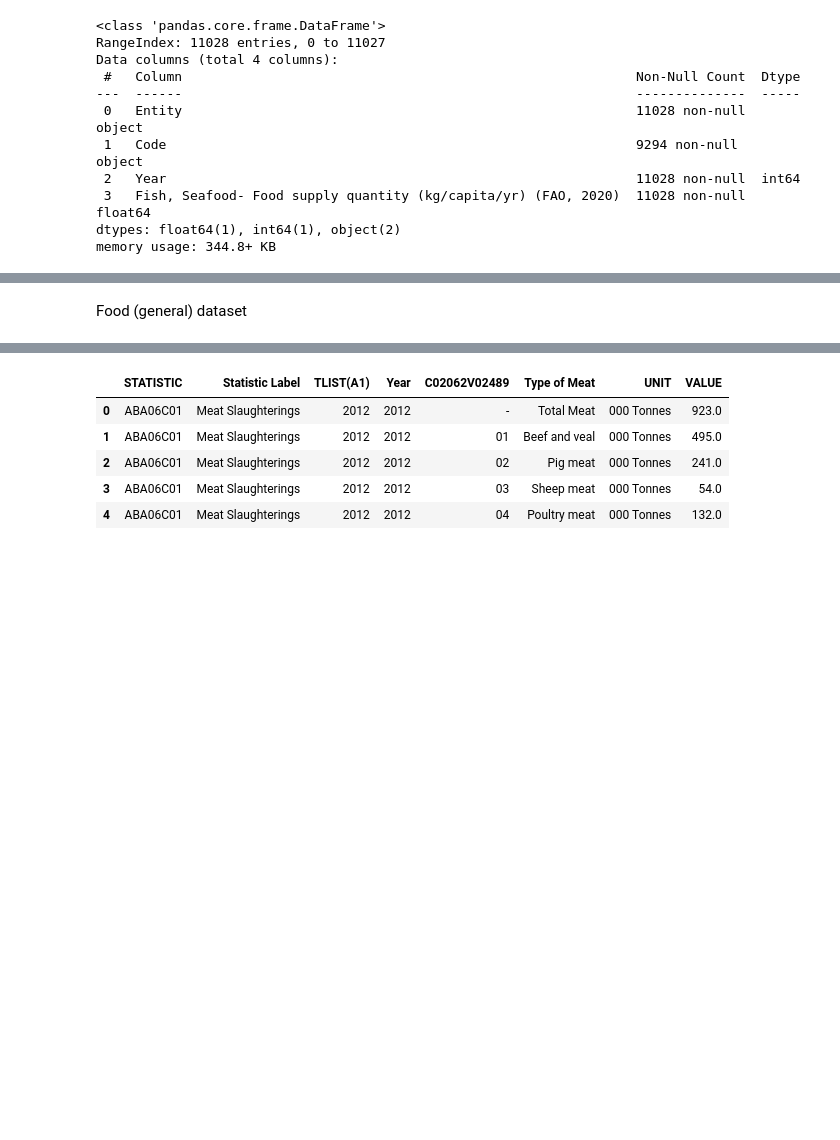
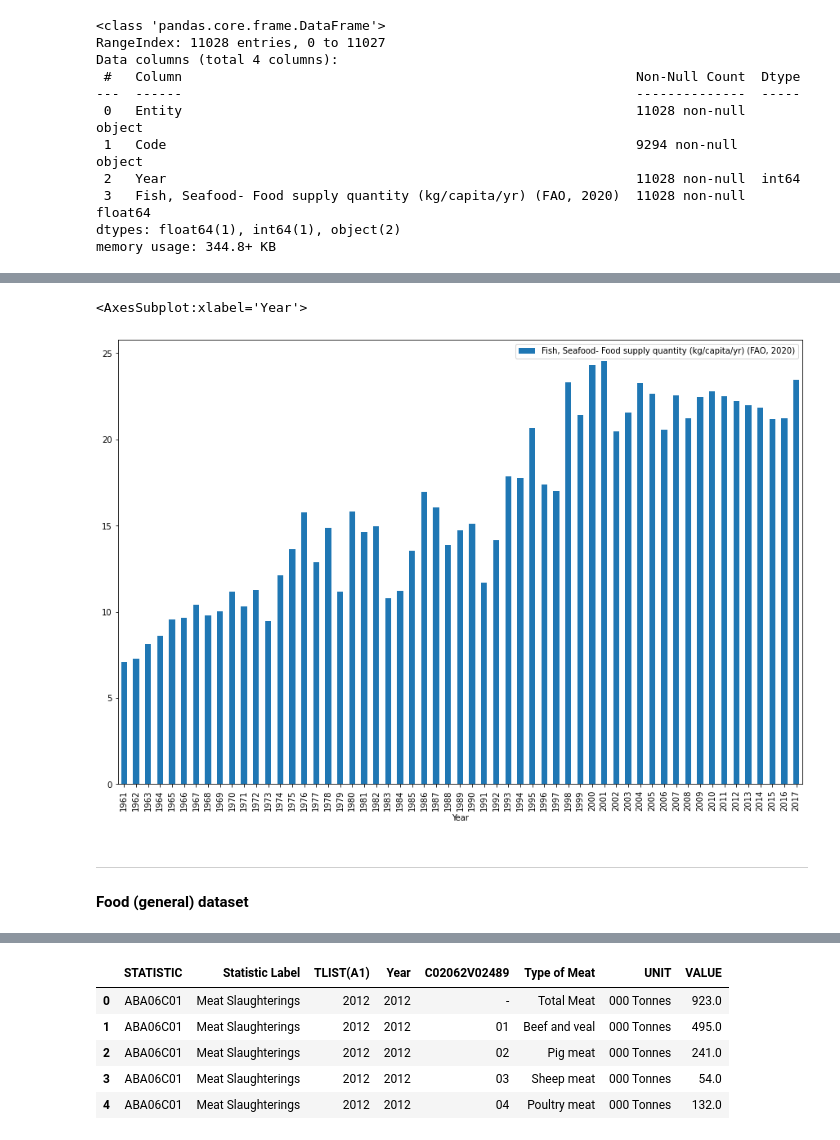
Before and after one commit to kellyc-j/MenuAssistance_project_y4, a Jupyter notebook: No. 2 Menu Assistance.ipynb, the cells around one changed output, grey strips where cells are left out. Drawn from its saved outputs; the diff is of its cells as text; code cells hidden in the pictures; blank space fills up the shorter version.

```diff
--- a/No. 2 Menu Assistance.ipynb
+++ b/No. 2 Menu Assistance.ipynb
@@ -79,0 +139,2 @@ memory usage: 344.8+ KB
+# %%
+dataFish.set_index('Entity', inplace=True)
@@ -79,0 +144,4 @@ memory usage: 344.8+ KB
+# %%
+#isolate ireland
+IEdataFish = dataFish.loc[dataFish['Code'] == ('IRL')]
+IEdataFish.head()
@@ -80,3 +156,9 @@ memory usage: 344.8+ KB
+# %%
+IEdataFish.plot(kind = 'bar', x='Year', figsize=(15,10))
+# %% [output]
+<AxesSubplot:xlabel='Year'>
+[figure, added]
 # %% [markdown]
-Food (general) dataset
+--------
+#### Food (general) dataset
 # %%
```
Also changed, not shown: parts of 29 cells of this notebook.
